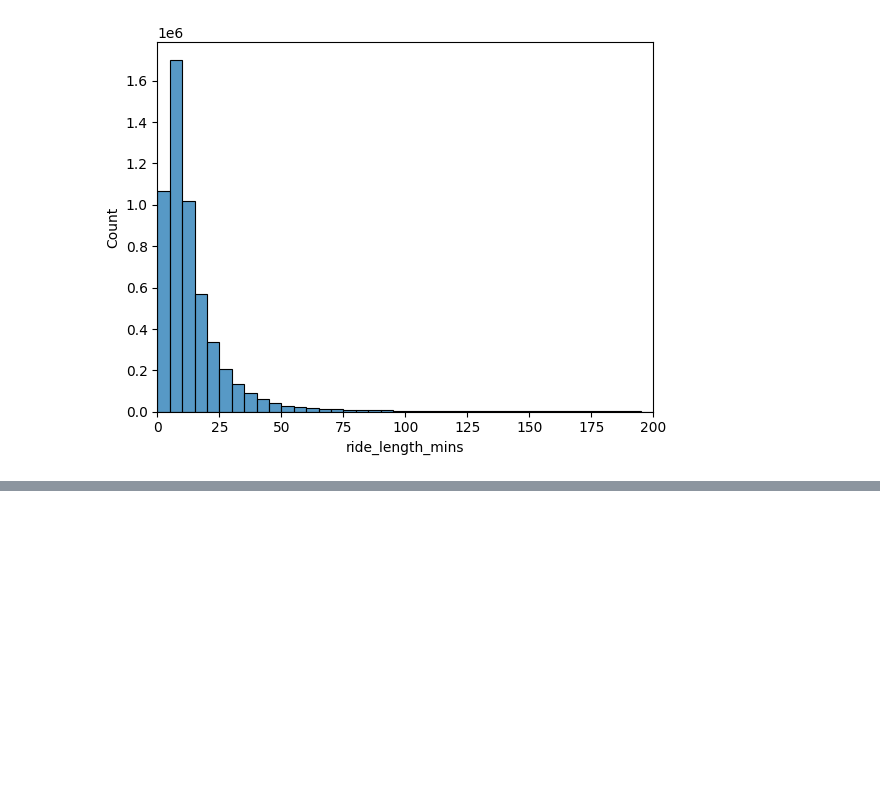
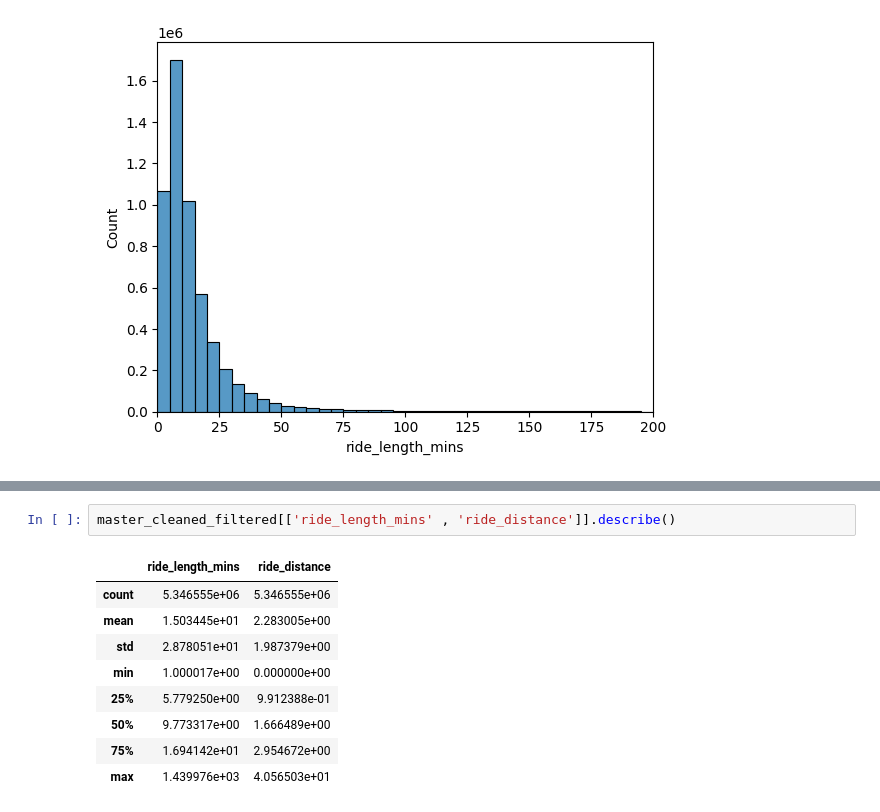
Before and after one commit to premsundar28/Cyclistic, a Jupyter notebook: master.ipynb, the cells around one changed output, grey strips where cells are left out. Drawn from its saved outputs; the diff is of its cells as text; blank space fills up the shorter version.

```diff
--- a/master.ipynb
+++ b/master.ipynb
@@ -339,0 +376,12 @@ plt.show()
+# %%
+master_cleaned_filtered[['ride_length_mins' , 'ride_distance']].describe()
+# %% [output]
+|  | ride_length_mins | ride_distance |
+| count | 5.346555e+06 | 5.346555e+06 |
+| mean | 1.503445e+01 | 2.283005e+00 |
+| std | 2.878051e+01 | 1.987379e+00 |
+| min | 1.000017e+00 | 0.000000e+00 |
+| 25% | 5.779250e+00 | 9.912388e-01 |
+| 50% | 9.773317e+00 | 1.666489e+00 |
+| 75% | 1.694142e+01 | 2.954672e+00 |
+| max | 1.439976e+03 | 4.056503e+01 |
```
Also changed, not shown: parts of 5 cells of this notebook, 3 other files.
